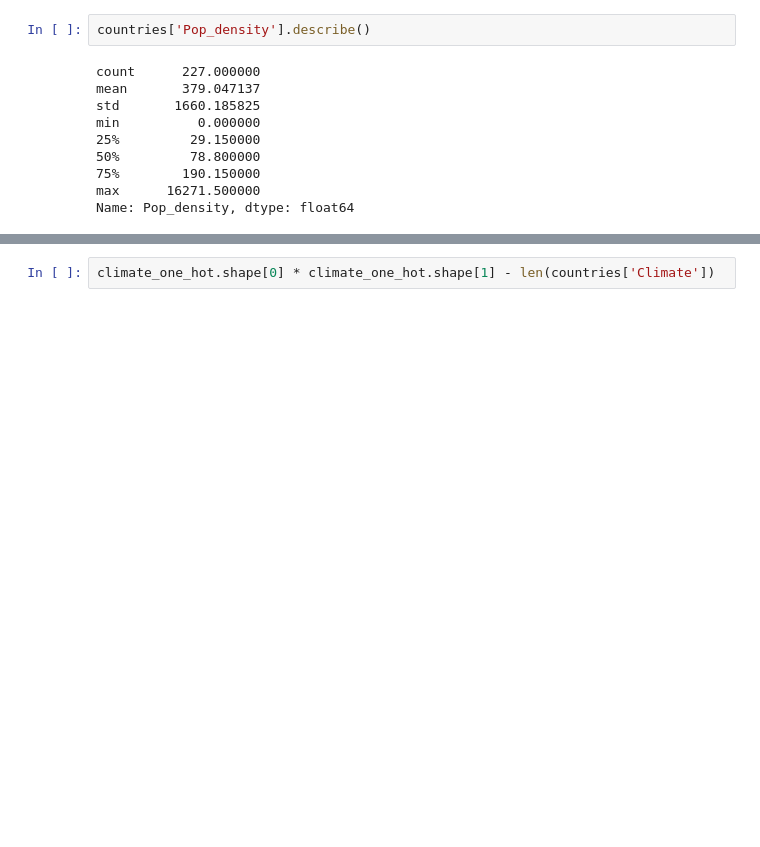
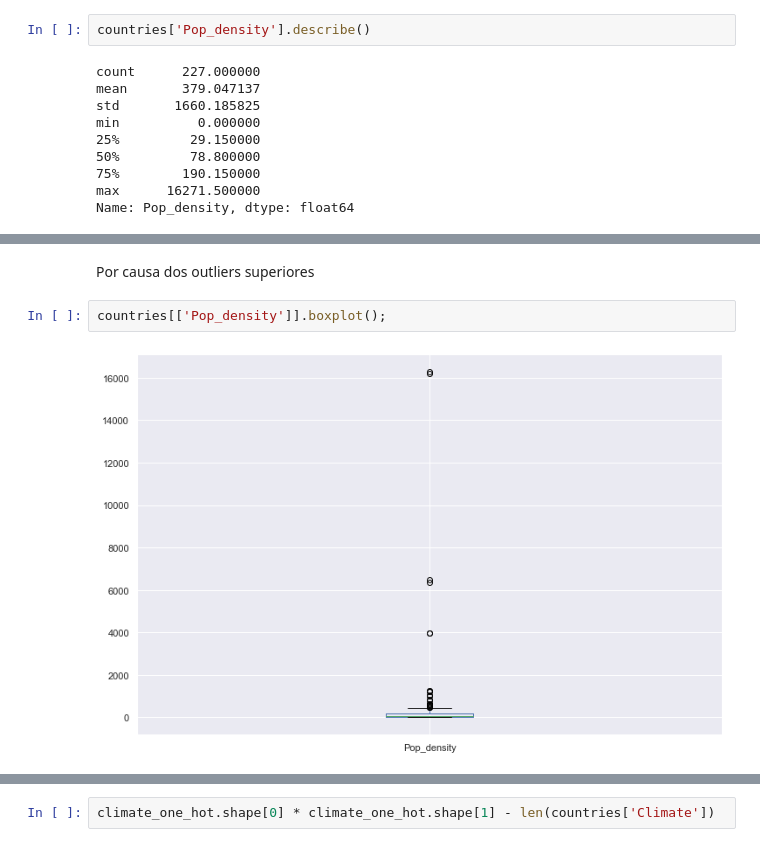
Before and after one commit to viniciusriosfuck/dscodenation, a Jupyter notebook: data-science-4/main.ipynb, the cells around one changed output, grey strips where cells are left out. Saved outputs shown, nothing was run; the diff lists cells and outputs as text; blank space fills up the shorter version.

```diff
--- a/data-science-4/main.ipynb
+++ b/data-science-4/main.ipynb
@@ -243,0 +293,6 @@ plt.hist(pop_density_10bins)
+# %% [markdown]
+Por causa dos outliers superiores
+# %%
+countries[['Pop_density']].boxplot();
+# %% [output]
+[figure, added]
```
Also changed, not shown: parts of 94 cells of this notebook.
